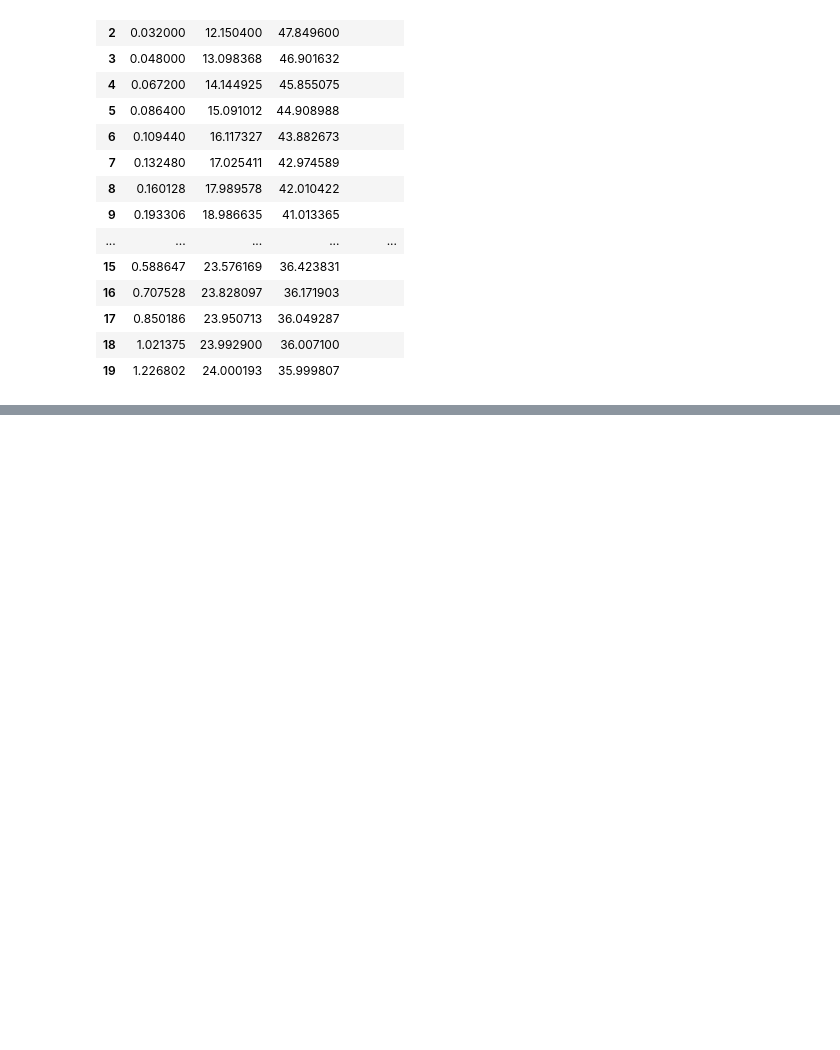
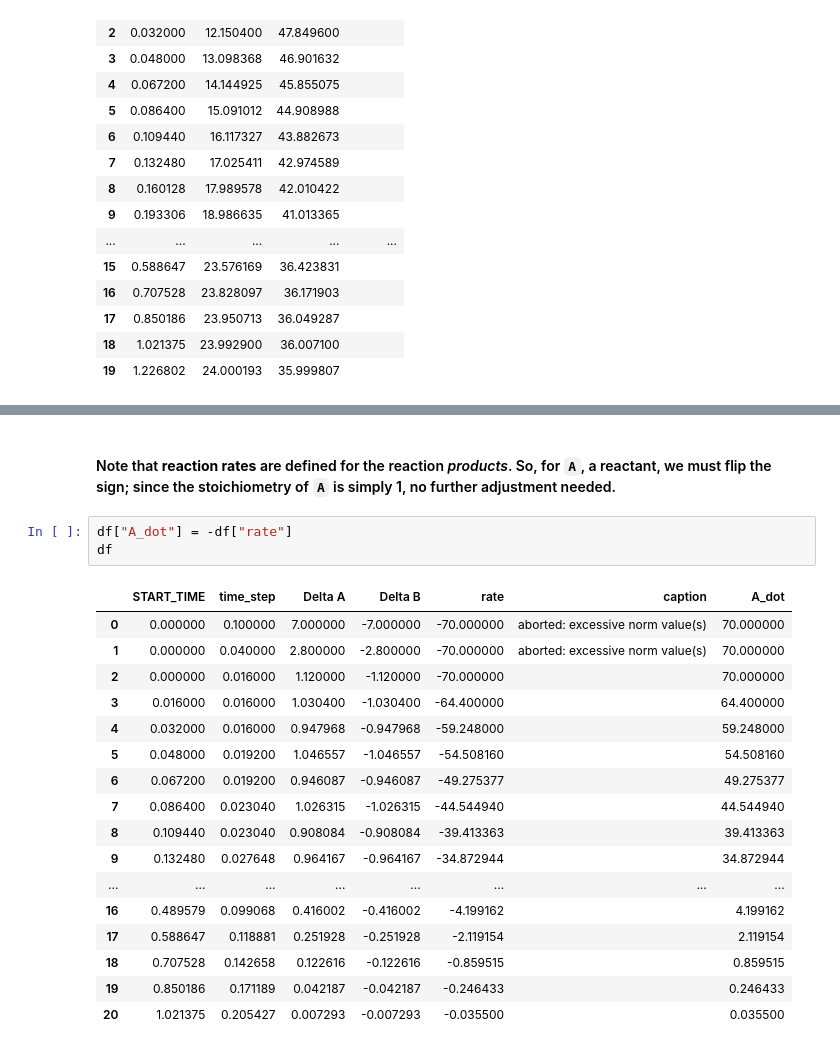
Before and after one commit to BrainAnnex/life123, a Jupyter notebook: experiments/reactions_single_compartment/react_2_b.ipynb, the cells around one changed output, grey strips where cells are left out. Drawn from its saved outputs; the diff is of its cells as text; blank space fills up the shorter version.

```diff
--- a/experiments/reactions_single_compartment/react_2_b.ipynb
+++ b/experiments/reactions_single_compartment/react_2_b.ipynb
@@ -371,0 +409,23 @@ diagnostics.get_diagnostic_decisions_data()
+# %% [markdown]
+#### Note that **reaction rates** are defined for the reaction _products_.  So, for `A`, a reactant, we must flip the sign; since the stoichiometry of `A` is simply 1, no further adjustment needed.
+# %%
+df["A_dot"] = -df["rate"]
+df
+# %% [output]
+|  | START_TIME | time_step | Delta A | Delta B | rate | caption | A_dot |
+| 0 | 0.000000 | 0.100000 | 7.000000 | -7.000000 | -70.000000 | aborted: excessive norm value(s) | 70.000000 |
+| 1 | 0.000000 | 0.040000 | 2.800000 | -2.800000 | -70.000000 | aborted: excessive norm value(s) | 70.000000 |
+| 2 | 0.000000 | 0.016000 | 1.120000 | -1.120000 | -70.000000 |  | 70.000000 |
+| 3 | 0.016000 | 0.016000 | 1.030400 | -1.030400 | -64.400000 |  | 64.400000 |
+| 4 | 0.032000 | 0.016000 | 0.947968 | -0.947968 | -59.248000 |  | 59.248000 |
+| 5 | 0.048000 | 0.019200 | 1.046557 | -1.046557 | -54.508160 |  | 54.508160 |
+| 6 | 0.067200 | 0.019200 | 0.946087 | -0.946087 | -49.275377 |  | 49.275377 |
+| 7 | 0.086400 | 0.023040 | 1.026315 | -1.026315 | -44.544940 |  | 44.544940 |
+| 8 | 0.109440 | 0.023040 | 0.908084 | -0.908084 | -39.413363 |  | 39.413363 |
+| 9 | 0.132480 | 0.027648 | 0.964167 | -0.964167 | -34.872944 |  | 34.872944 |
+| ... | ... | ... | ... | ... | ... | ... | ... |
+| 16 | 0.489579 | 0.099068 | 0.416002 | -0.416002 | -4.199162 |  | 4.199162 |
+| 17 | 0.588647 | 0.118881 | 0.251928 | -0.251928 | -2.119154 |  | 2.119154 |
+| 18 | 0.707528 | 0.142658 | 0.122616 | -0.122616 | -0.859515 |  | 0.859515 |
+| 19 | 0.850186 | 0.171189 | 0.042187 | -0.042187 | -0.246433 |  | 0.246433 |
+| 20 | 1.021375 | 0.205427 | 0.007293 | -0.007293 | -0.035500 |  | 0.035500 |
```
Also changed, not shown: parts of 16 cells of this notebook, 13 other files.
